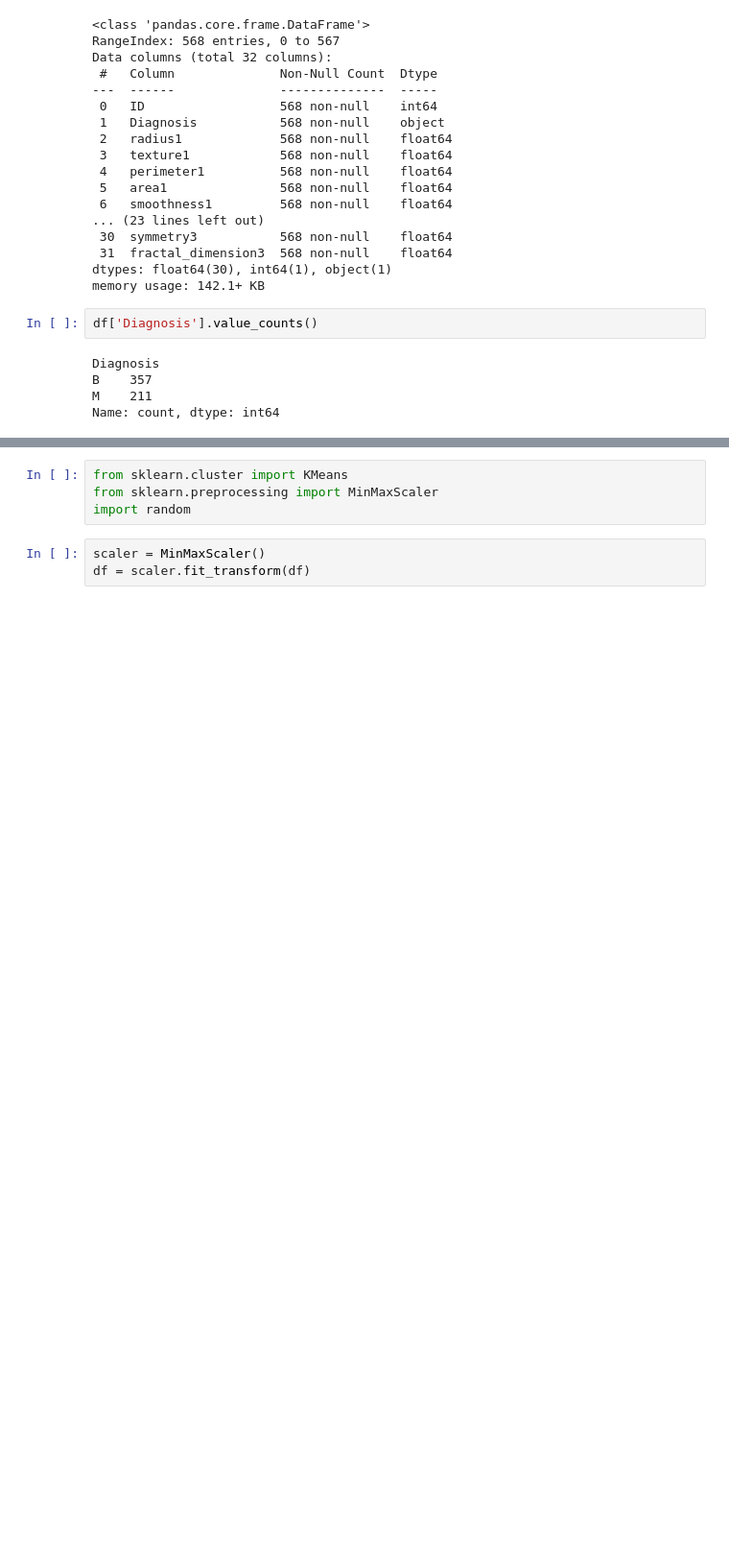
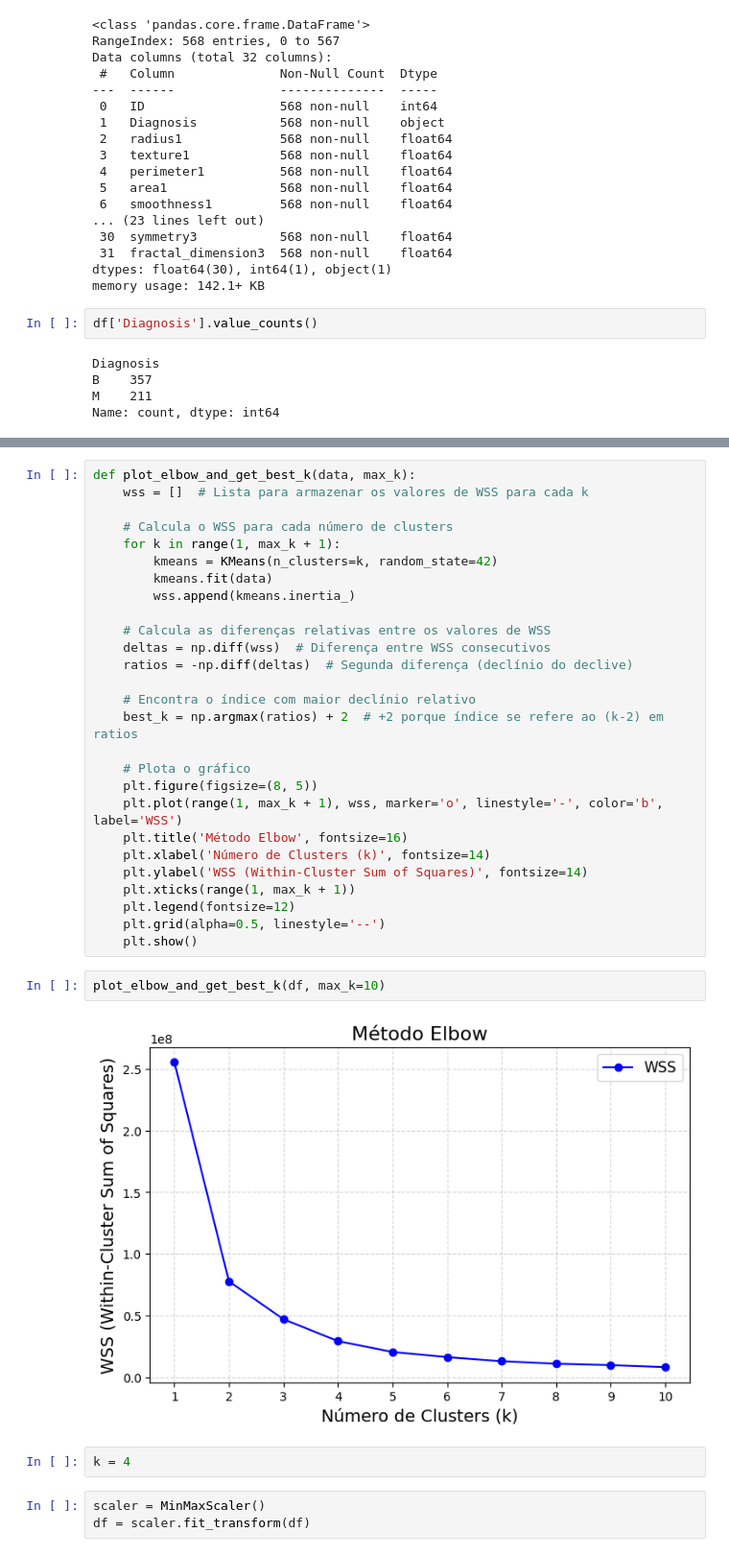
Before and after one commit to IsaacRamos1/aprendizado_maq_UFPI, a Jupyter notebook: kmeans/k_means_cancer.ipynb, the cells around one changed output, grey strips where cells are left out. Shown at 96% size. Saved outputs shown, nothing was run; the diff lists cells and outputs as text; blank space fills up the shorter version.

```diff
--- a/kmeans/k_means_cancer.ipynb
+++ b/kmeans/k_means_cancer.ipynb
@@ -76,10 +71,39 @@ df['Diagnosis'] = le.fit_transform(df['Diagnosis'])
 df.replace('?', np.nan, inplace=True)
 df = df.astype('float64')
 df.dropna(inplace=True)
+# %%
+def plot_elbow_and_get_best_k(data, max_k):
+    wss = []  # Lista para armazenar os valores de WSS para cada k
+
+    # Calcula o WSS para cada número de clusters
+    for k in range(1, max_k + 1):
+        kmeans = KMeans(n_clusters=k, random_state=42)
+        kmeans.fit(data)
+        wss.append(kmeans.inertia_)
+
+    # Calcula as diferenças relativas entre os valores de WSS
+    deltas = np.diff(wss)  # Diferença entre WSS consecutivos
+    ratios = -np.diff(deltas)  # Segunda diferença (declínio do declive)
+
+    # Encontra o índice com maior declínio relativo
+    best_k = np.argmax(ratios) + 2  # +2 porque índice se refere ao (k-2) em ratios
+
+    # Plota o gráfico
+    plt.figure(figsize=(8, 5))
+    plt.plot(range(1, max_k + 1), wss, marker='o', linestyle='-', color='b', label='WSS')
+    plt.title('Método Elbow', fontsize=16)
+    plt.xlabel('Número de Clusters (k)', fontsize=14)
+    plt.ylabel('WSS (Within-Cluster Sum of Squares)', fontsize=14)
+    plt.xticks(range(1, max_k + 1))
+    plt.legend(fontsize=12)
+    plt.grid(alpha=0.5, linestyle='--')
+    plt.show()
+# %%
+plot_elbow_and_get_best_k(df, max_k=10)
+# %% [output]
+[figure, added]
 # %%
-from sklearn.cluster import KMeans
-from sklearn.preprocessing import MinMaxScaler
-import random
+k = 4
 # %%
 scaler = MinMaxScaler()
 df = scaler.fit_transform(df)
```
Also changed, not shown: parts of 8 cells of this notebook.
